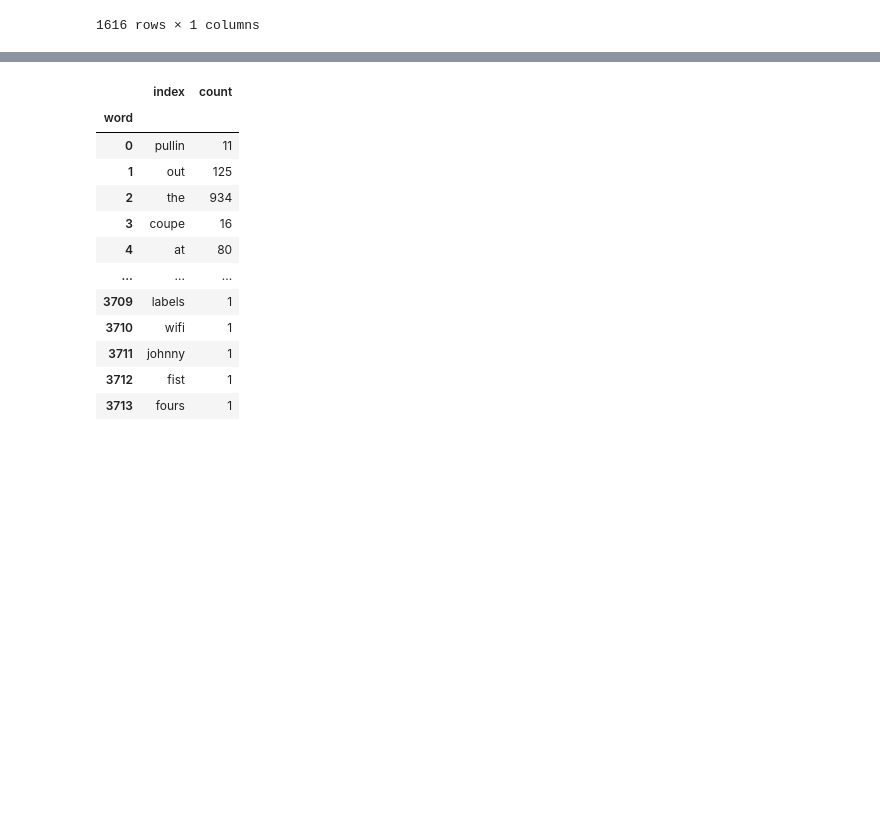
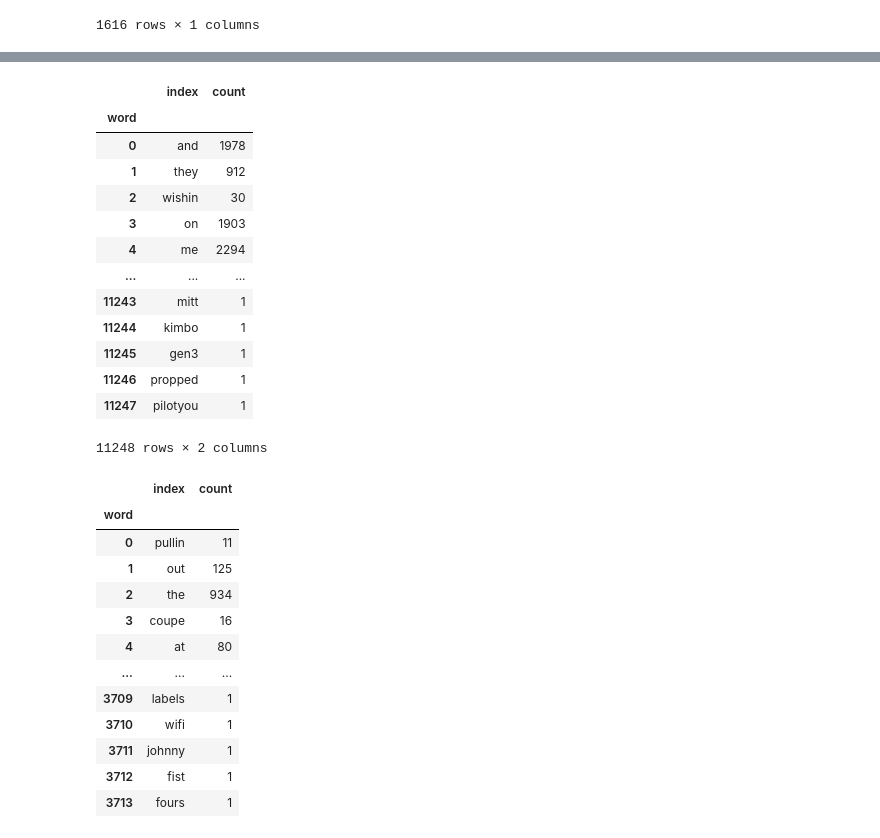
Before and after one commit to frehburg/RapLyricsAnalys, a Jupyter notebook: swearwords.ipynb, the cells around one changed output, grey strips where cells are left out. Drawn from its saved outputs; the diff is of its cells as text; code cells hidden in the pictures; blank space fills up the shorter version.

```diff
--- a/swearwords.ipynb
+++ b/swearwords.ipynb
@@ -64,6 +65,23 @@ for lyrics in songs_data["Lyrics"]:
         used_words.append(word)
 
 all_words_df = word_list_to_df(used_words)
+# %%
+all_words_df
+# %% [output]
+|  | index | count |
+| word |  |  |
+| 0 | and | 1978 |
+| 1 | they | 912 |
+| 2 | wishin | 30 |
+| 3 | on | 1903 |
+| 4 | me | 2294 |
+| ... | ... | ... |
+| 11243 | mitt | 1 |
+| 11244 | kimbo | 1 |
+| 11245 | gen3 | 1 |
+| 11246 | propped | 1 |
+| 11247 | pilotyou | 1 |
+11248 rows × 2 columns
 # %%
 # a table of words FOR EACH year
 words_year_dfs = {}
```
Also changed, not shown: parts of 3 cells of this notebook.
